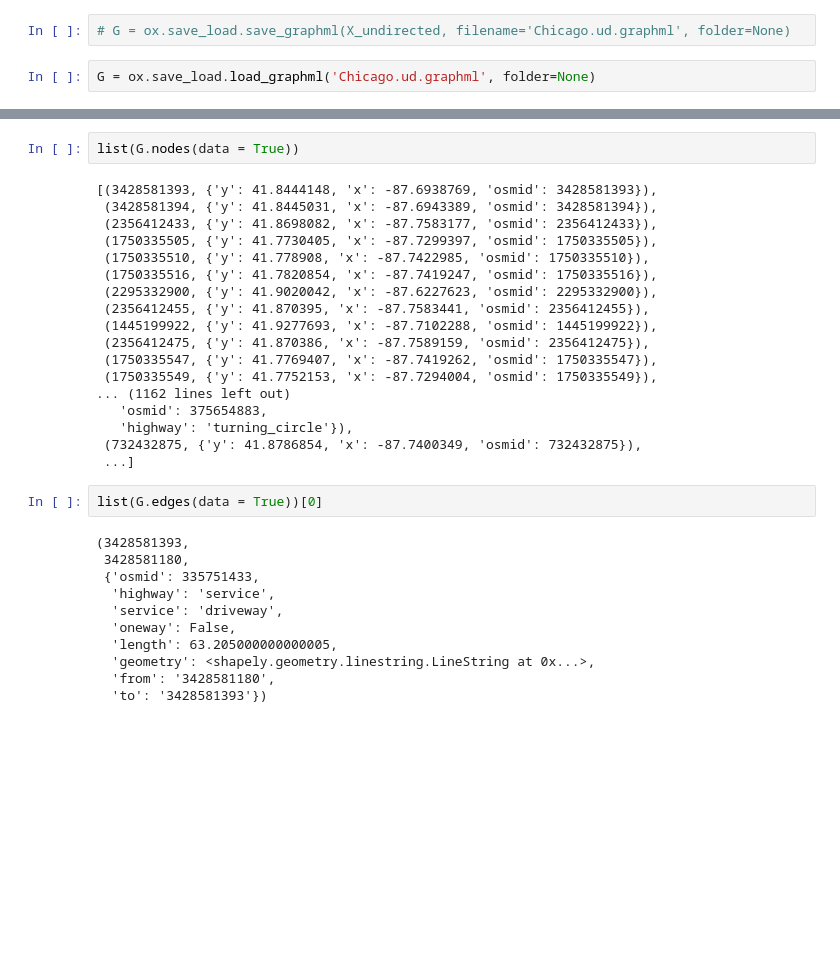
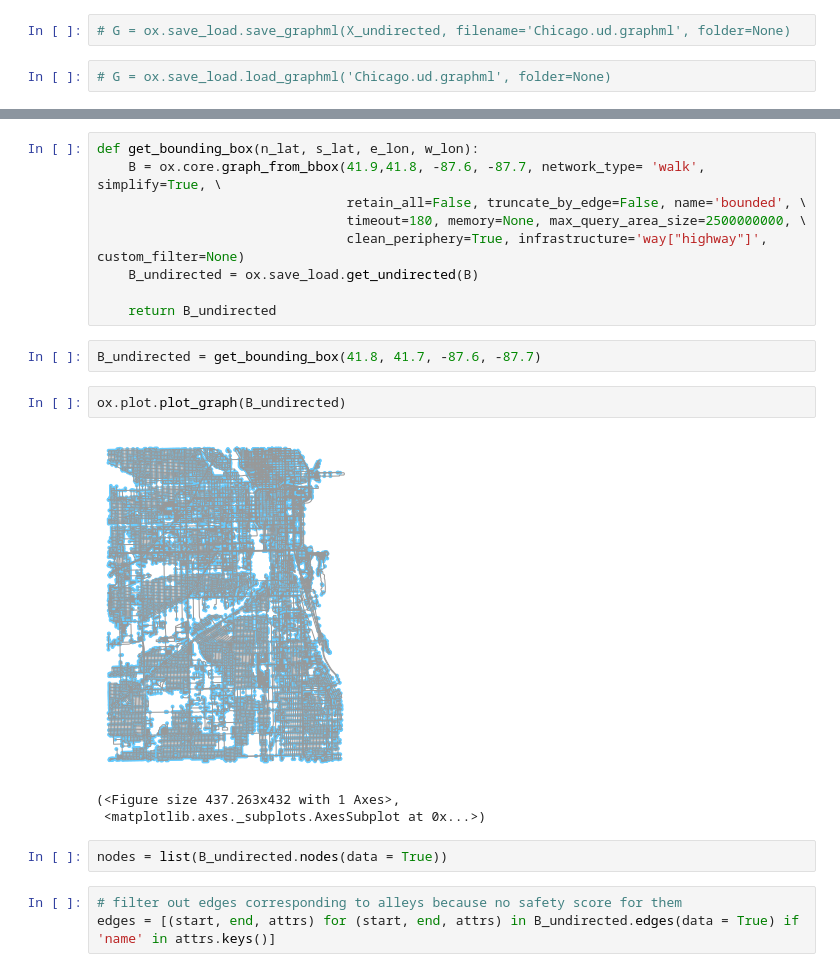
Before and after one commit to aanyaj97/Safe-Route-Old, a Jupyter notebook: To_networkx_graph.ipynb, the cells around one changed output, grey strips where cells are left out. Saved outputs shown, nothing was run; the diff lists cells and outputs as text; blank space fills up the shorter version.

Commit message:
created bounding map and threw out alley edges

```diff
--- a/To_networkx_graph.ipynb
+++ b/To_networkx_graph.ipynb
@@ -7,6 +7,6 @@ import osmnx as ox
 # %%
 # G = ox.save_load.save_graphml(X_undirected, filename='Chicago.ud.graphml', folder=None)
 # %%
-G = ox.save_load.load_graphml('Chicago.ud.graphml', folder=None)
+# G = ox.save_load.load_graphml('Chicago.ud.graphml', folder=None)
 # %%
 # ox.plot.plot_graph(G)
@@ -17,33 +13,22 @@ G = ox.save_load.load_graphml('Chicago.ud.graphml', folder=None)
+# %%
+def get_bounding_box(n_lat, s_lat, e_lon, w_lon):
+    B = ox.core.graph_from_bbox(41.9,41.8, -87.6, -87.7, network_type= 'walk', simplify=True, \
+                                retain_all=False, truncate_by_edge=False, name='bounded', \
+                                timeout=180, memory=None, max_query_area_size=2500000000, \
+                                clean_periphery=True, infrastructure='way["highway"]', custom_filter=None)
+    B_undirected = ox.save_load.get_undirected(B)
+
+    return B_undirected
+# %%
+B_undirected = get_bounding_box(41.8, 41.7, -87.6, -87.7)
+# %%
+ox.plot.plot_graph(B_undirected)
+# %% [output]
+[figure, added]
+(<Figure size 437.263x432 with 1 Axes>,
+ <matplotlib.axes._subplots.AxesSubplot at 0x...>)
 # %%
-list(G.nodes(data = True))
+nodes = list(B_undirected.nodes(data = True))
-# %% [output]
-[(3428581393, {'y': 41.8444148, 'x': -87.6938769, 'osmid': 3428581393}),
- (3428581394, {'y': 41.8445031, 'x': -87.6943389, 'osmid': 3428581394}),
- (2356412433, {'y': 41.8698082, 'x': -87.7583177, 'osmid': 2356412433}),
- (1750335505, {'y': 41.7730405, 'x': -87.7299397, 'osmid': 1750335505}),
- (1750335510, {'y': 41.778908, 'x': -87.7422985, 'osmid': 1750335510}),
- (1750335516, {'y': 41.7820854, 'x': -87.7419247, 'osmid': 1750335516}),
- (2295332900, {'y': 41.9020042, 'x': -87.6227623, 'osmid': 2295332900}),
- (2356412455, {'y': 41.870395, 'x': -87.7583441, 'osmid': 2356412455}),
- (1445199922, {'y': 41.9277693, 'x': -87.7102288, 'osmid': 1445199922}),
- (2356412475, {'y': 41.870386, 'x': -87.7589159, 'osmid': 2356412475}),
- (1750335547, {'y': 41.7769407, 'x': -87.7419262, 'osmid': 1750335547}),
- (1750335549, {'y': 41.7752153, 'x': -87.7294004, 'osmid': 1750335549}),
-... (1162 lines left out)
-   'osmid': 375654883,
-   'highway': 'turning_circle'}),
- (732432875, {'y': 41.8786854, 'x': -87.7400349, 'osmid': 732432875}),
- ...]
-# %%
-list(G.edges(data = True))[0]
-# %% [output]
-(3428581393,
- 3428581180,
- {'osmid': 335751433,
-  'highway': 'service',
-  'service': 'driveway',
-  'oneway': False,
-  'length': 63.205000000000005,
-  'geometry': <shapely.geometry.linestring.LineString at 0x...>,
-  'from': '3428581180',
-  'to': '3428581393'})
+# %%
+# filter out edges corresponding to alleys because no safety score for them
+edges = [(start, end, attrs) for (start, end, attrs) in B_undirected.edges(data = True) if 'name' in attrs.keys()]
```
Also changed, not shown: parts of 1 cell of this notebook.
